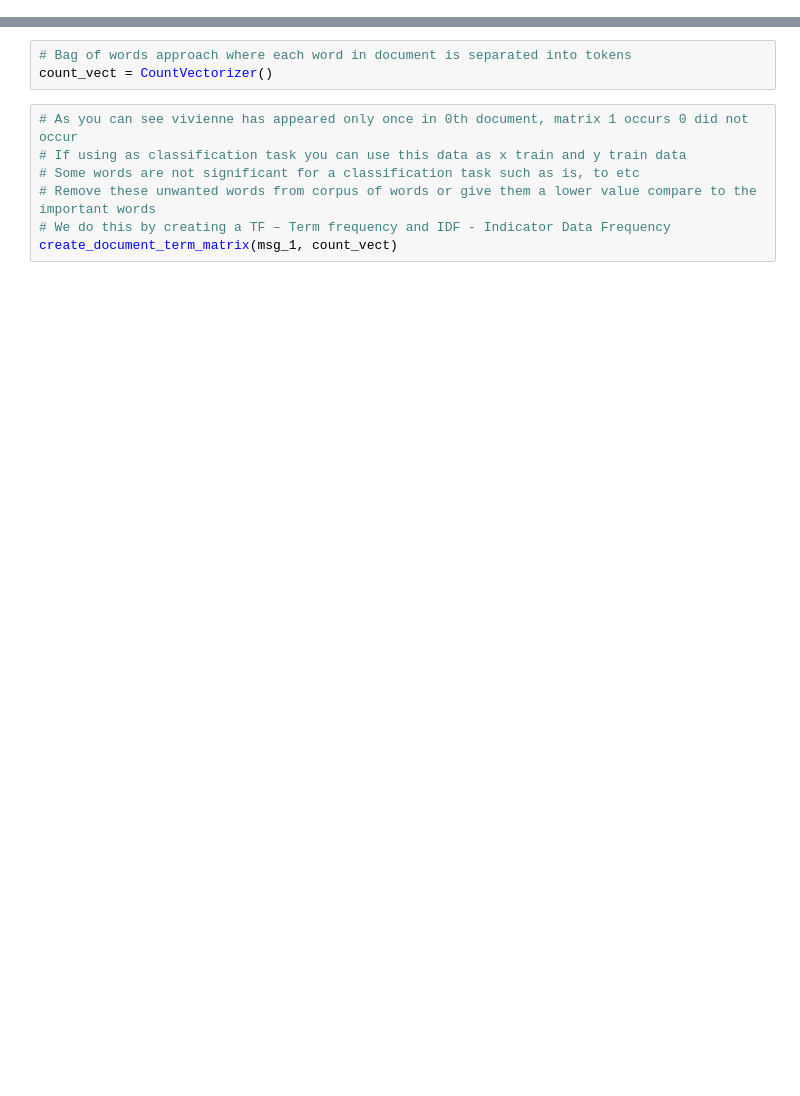
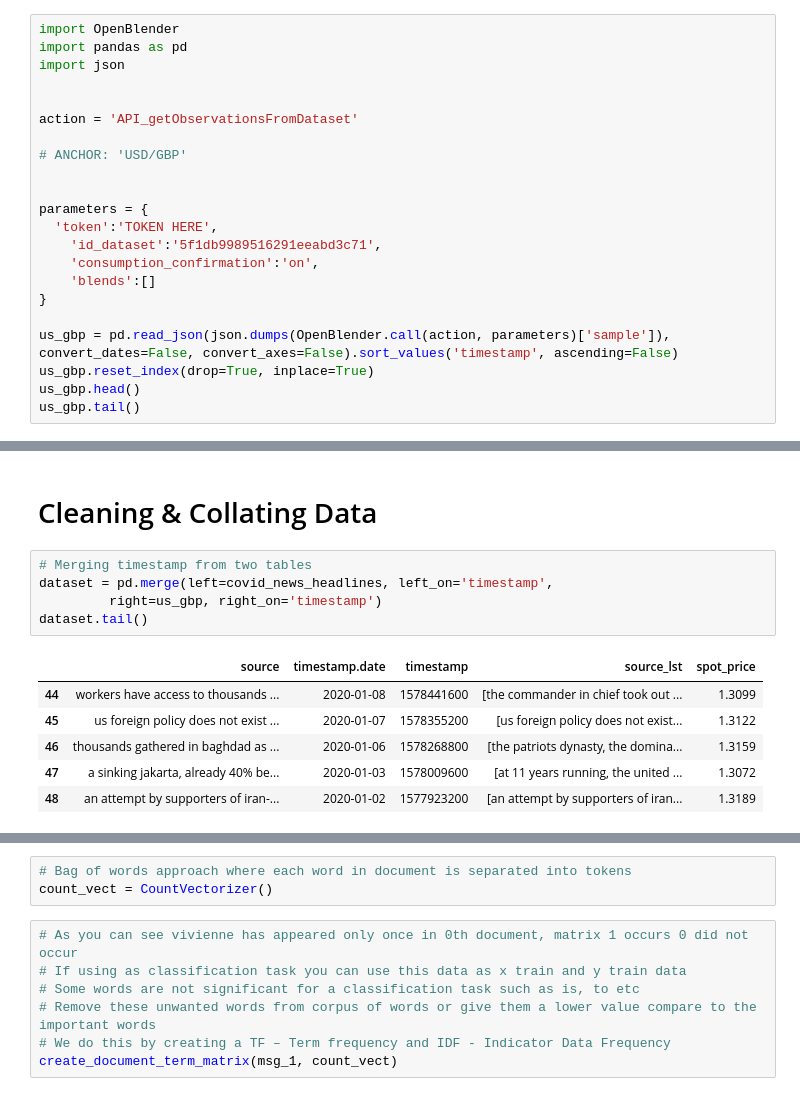
Before and after one commit to vivienneobrien/final_project, a Jupyter notebook: week_7/part_three_tf_idf/Tfidfvectorizer.ipynb, the cells around one changed output, grey strips where cells are left out. Cells and saved outputs as stored; diff of their text form; blank space fills up the shorter version.

```diff
--- a/week_7/part_three_tf_idf/Tfidfvectorizer.ipynb
+++ b/week_7/part_three_tf_idf/Tfidfvectorizer.ipynb
@@ -0,0 +65,22 @@
+# %%
+import OpenBlender
+import pandas as pd
+import json
+
+
+action = 'API_getObservationsFromDataset'
+
+# ANCHOR: 'USD/GBP'
+
+
+parameters = {
+  'token':'TOKEN HERE',
+	'id_dataset':'5f1db9989516291eeabd3c71',
+	'consumption_confirmation':'on',
+	'blends':[]
+}
+
+us_gbp = pd.read_json(json.dumps(OpenBlender.call(action, parameters)['sample']), convert_dates=False, convert_axes=False).sort_values('timestamp', ascending=False)
+us_gbp.reset_index(drop=True, inplace=True)
+us_gbp.head()
+us_gbp.tail()
@@ -0,0 +100,14 @@
+# %% [markdown]
+# Cleaning & Collating Data
+# %%
+# Merging timestamp from two tables
+dataset = pd.merge(left=covid_news_headlines, left_on='timestamp',
+         right=us_gbp, right_on='timestamp')
+dataset.tail()
+# %% [output]
+|  | source | timestamp.date | timestamp | source_lst | spot_price |
+| 44 | workers have access to thousands ... | 2020-01-08 | 1578441600 | [the commander in chief took out ... | 1.3099 |
+| 45 | us foreign policy does not exist ... | 2020-01-07 | 1578355200 | [us foreign policy does not exist... | 1.3122 |
+| 46 | thousands gathered in baghdad as ... | 2020-01-06 | 1578268800 | [the patriots dynasty, the domina... | 1.3159 |
+| 47 | a sinking jakarta, already 40% be... | 2020-01-03 | 1578009600 | [at 11 years running, the united ... | 1.3072 |
+| 48 | an attempt by supporters of iran-... | 2020-01-02 | 1577923200 | [an attempt by supporters of iran... | 1.3189 |
```
Also changed, not shown: parts of 26 cells of this notebook, 12 other files.
